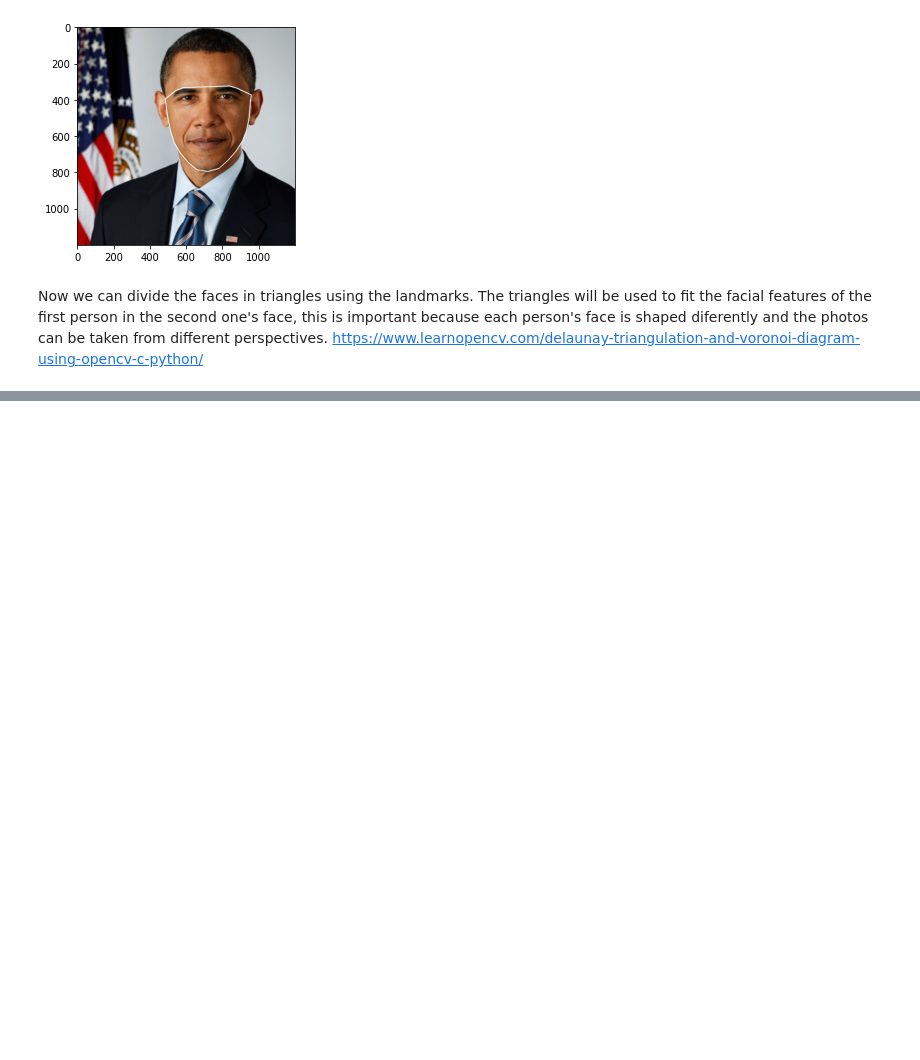
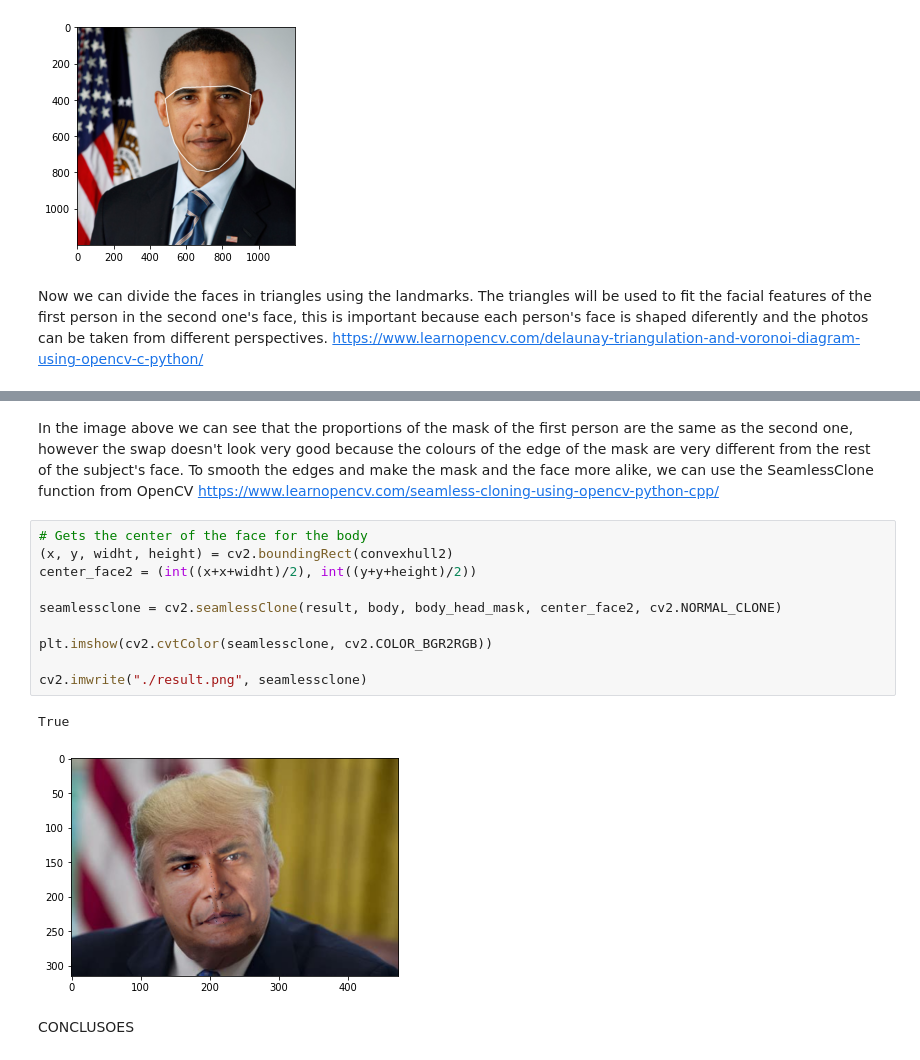
Before and after one commit to guipleite/CV2-Face-Swap, a Jupyter notebook: face_swap.ipynb, the cells around one changed output, grey strips where cells are left out. Cells and saved outputs as stored; diff of their text form; blank space fills up the shorter version.

```diff
--- a/face_swap.ipynb
+++ b/face_swap.ipynb
@@ -108,0 +217,18 @@ face_gray.shape
+# %% [markdown]
+In the image above we can see that the proportions of the mask of the first person are the same as the second one, however the swap doesn't look very good because the colours of the edge of the mask are very different from the rest of the subject's face. To smooth the edges and make the mask and the face more alike, we can use the SeamlessClone function from OpenCV
+https://www.learnopencv.com/seamless-cloning-using-opencv-python-cpp/
+# %%
+# Gets the center of the face for the body
+(x, y, widht, height) = cv2.boundingRect(convexhull2)
+center_face2 = (int((x+x+widht)/2), int((y+y+height)/2))
+
+seamlessclone = cv2.seamlessClone(result, body, body_head_mask, center_face2, cv2.NORMAL_CLONE)
+
+plt.imshow(cv2.cvtColor(seamlessclone, cv2.COLOR_BGR2RGB))
+
+cv2.imwrite("./result.png", seamlessclone)
+# %% [output]
+True
+[figure, added]
+# %% [markdown]
+CONCLUSOES
```
Also changed, not shown: parts of 12 cells of this notebook.
